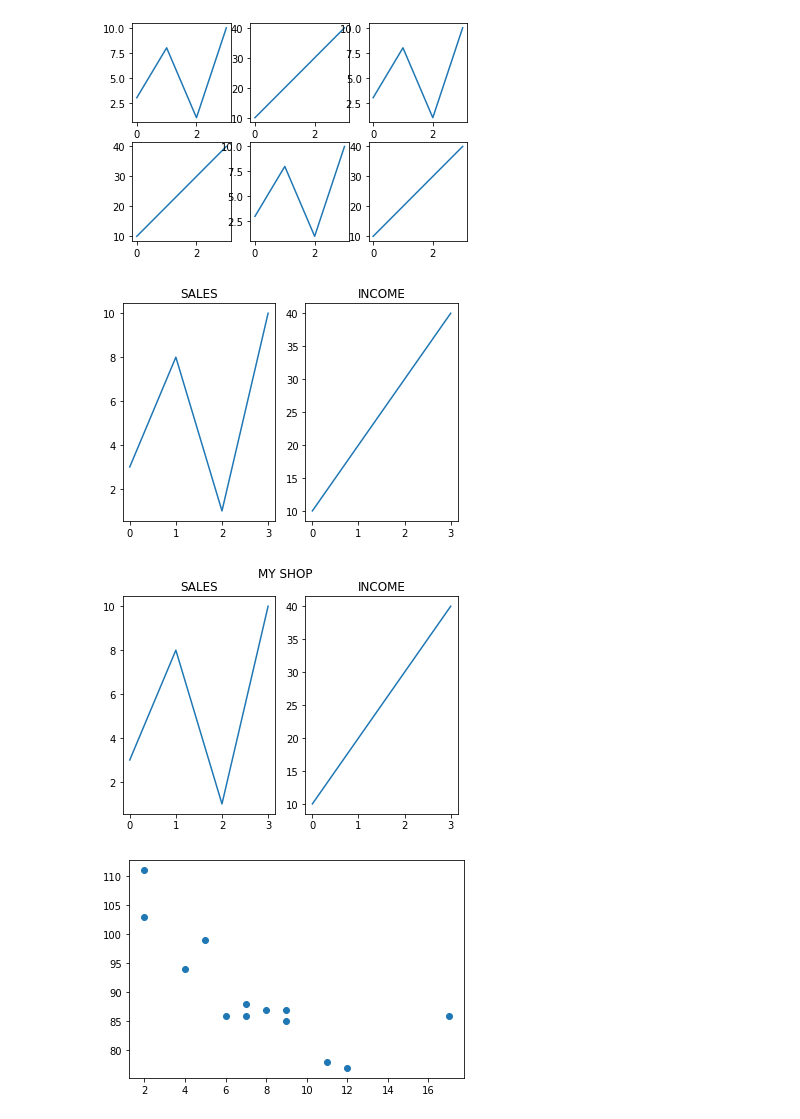
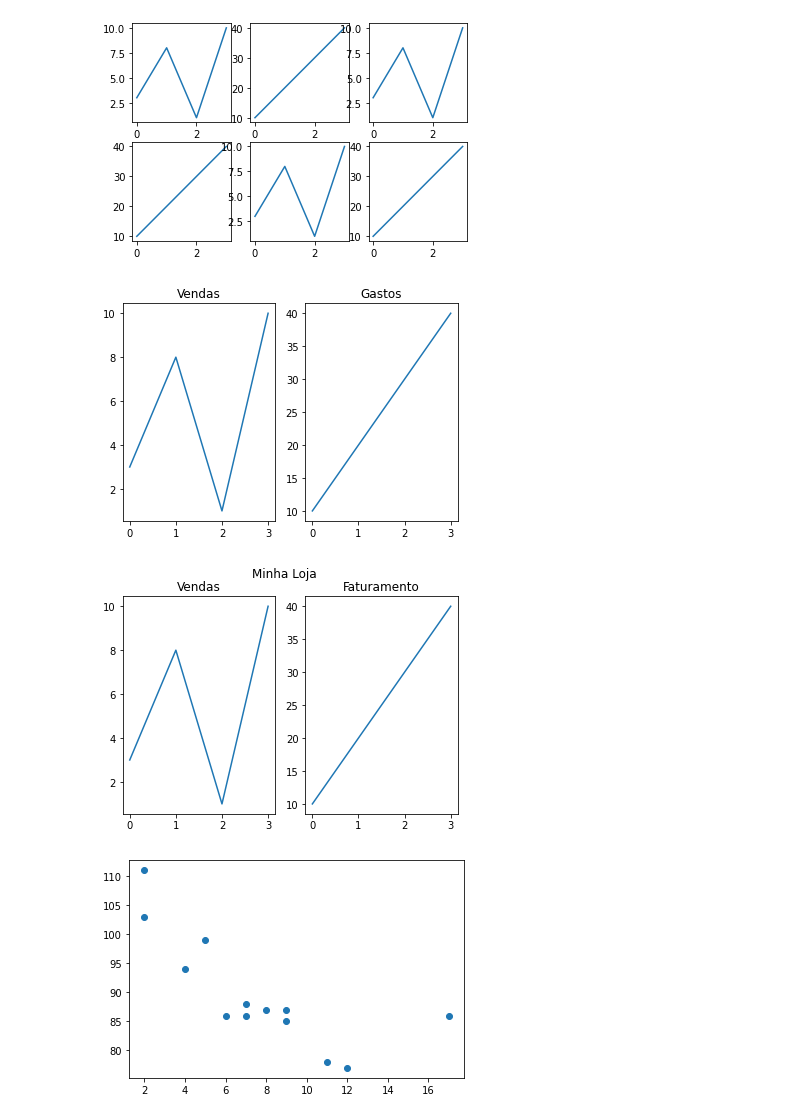
Before and after one commit to fernandonakagawa/Curso_Python_32h, a Jupyter notebook: Python_para_Data_Science.ipynb, the cells around one changed output. Saved outputs shown, nothing was run; the diff lists cells and outputs as text; code cells hidden in the pictures.

```diff
--- a/Python_para_Data_Science.ipynb
+++ b/Python_para_Data_Science.ipynb
@@ -763,7 +765,7 @@ y = np.array([3, 8, 1, 10])
 
 plt.subplot(1, 2, 1)
 plt.plot(x,y)
-plt.title("SALES")
+plt.title("Vendas")
 
 #plot 2:
 x = np.array([0, 1, 2, 3])
@@ -771,32 +773,32 @@ y = np.array([10, 20, 30, 40])
 
 plt.subplot(1, 2, 2)
 plt.plot(x,y)
-plt.title("INCOME")
+plt.title("Gastos")
 
 plt.show()
 # %% [output]
-[figure, old version]
+[figure, new version]
 # %%
 #plot 1:
 x = np.array([0, 1, 2, 3])
 y = np.array([3, 8, 1, 10])
 
 plt.subplot(1, 2, 1)
 plt.plot(x,y)
-plt.title("SALES")
+plt.title("Vendas")
 
 #plot 2:
 x = np.array([0, 1, 2, 3])
 y = np.array([10, 20, 30, 40])
 
 plt.subplot(1, 2, 2)
 plt.plot(x,y)
-plt.title("INCOME")
+plt.title("Faturamento")
 
-plt.suptitle("MY SHOP")
+plt.suptitle("Minha Loja")
 plt.show()
 # %% [output]
-[figure, old version]
+[figure, new version]
 # %%
 x = np.array([5,7,8,7,2,17,2,9,4,11,12,9,6])
 y = np.array([99,86,87,88,111,86,103,87,94,78,77,85,86])
```
Also changed, not shown: parts of 8 cells of this notebook.
